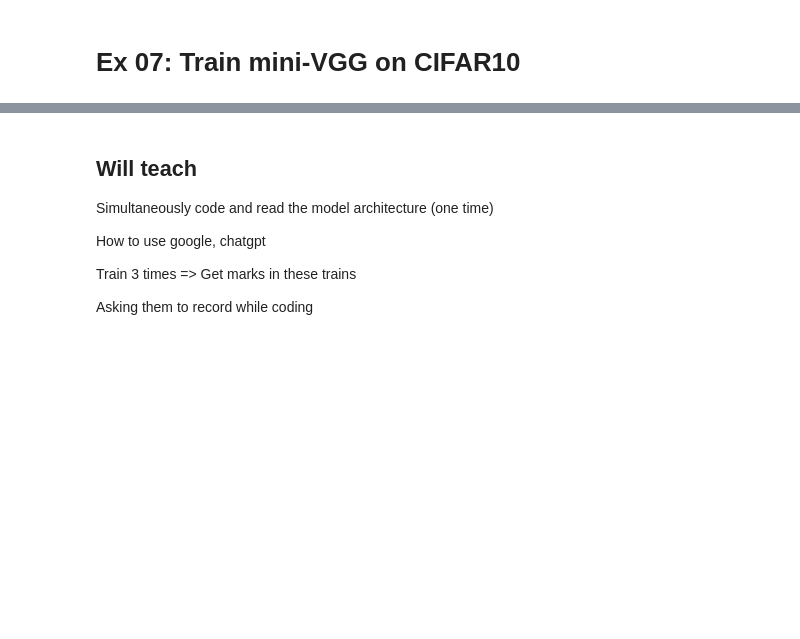
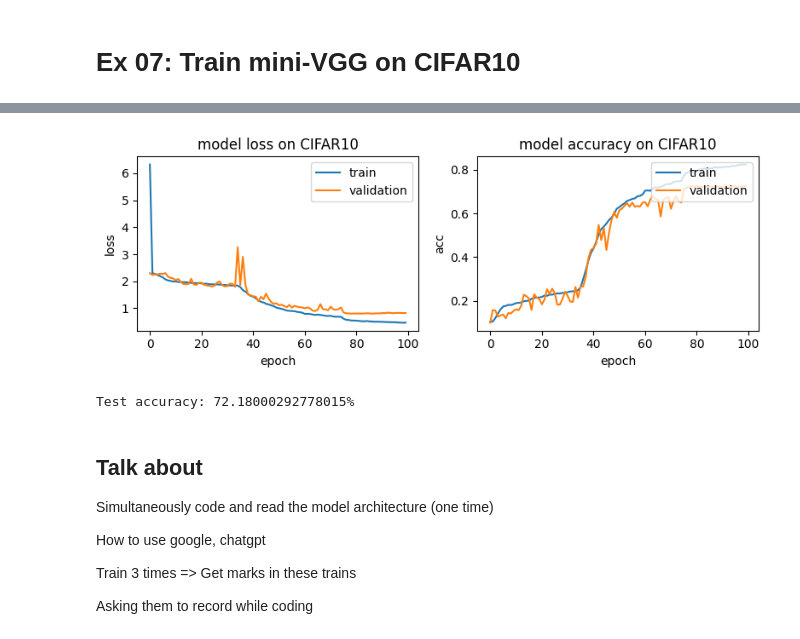
Before and after one commit to GiaKhangLuu/deep_learning_exercises, a Jupyter notebook: day_04/lab04.ipynb, the cells around one changed output, grey strips where cells are left out. Cells and saved outputs as stored; diff of their text form; code cells hidden in the pictures; blank space fills up the shorter version.

```diff
--- a/day_04/lab04.ipynb
+++ b/day_04/lab04.ipynb
@@ -286,0 +574,3 @@ _________________________________________________________________
+# %%
+mini_vgg = MiniVGG(input_shape=cifar_X_train.shape[1:], num_classes=10)
+mini_vgg.summary()
@@ -286,0 +600,17 @@ _________________________________________________________________
+# %%
+adam = Adam(learning_rate=0.01)
+mini_vgg.compile(optimizer=adam,
+              loss='categorical_crossentropy',
+              metrics=['accuracy'])
+
+checkpointer = ModelCheckpoint(filepath='cifar_minivgg.weights.best.hdf5',
+                               verbose=1,
+                               save_best_only=True)
+
+callbacks = [checkpointer, reduce_lr]
+
+hist = mini_vgg.fit(cifar_X_train, cifar_Y_train,
+                 validation_data=(cifar_X_val, cifar_Y_val),
+                 batch_size=1000, epochs=100,
+                 callbacks=callbacks,
+                 verbose=1, shuffle=True)
@@ -287,5 +635,40 @@ _________________________________________________________________
+# %%
+train_loss, val_loss = hist.history['loss'], hist.history['val_loss']
+train_acc, val_acc = hist.history['accuracy'], hist.history['val_accuracy']
+
+# Create a figure with two axes
+fig, axs = plt.subplots(figsize=(8,3), nrows=1, ncols=2)
+
+# Plot loss on the left axis
+num_epochs = np.arange(len(train_loss))
+axs[0].plot(num_epochs, train_loss)
+axs[0].plot(num_epochs, val_loss)
+axs[0].set_ylabel('loss')
+axs[0].set_xlabel('epoch')
+axs[0].set_title('model loss on CIFAR10')
+axs[0].legend(['train', 'validation'], loc='upper right')
+
+axs[1].plot(num_epochs, train_acc)
+axs[1].plot(num_epochs, val_acc)
+axs[1].set_ylabel('acc')
+axs[1].set_xlabel('epoch')
+axs[1].set_title('model accuracy on CIFAR10')
+axs[1].legend(['train', 'validation'], loc='upper right')
+
+plt.tight_layout()
+plt.show()
+# %% [output]
+[figure, added]
+# %%
+# Evaluate
+mini_vgg.load_weights('./cifar_minivgg.weights.best.hdf5')
+score = mini_vgg.evaluate(cifar_X_test, cifar_Y_test, verbose=0)
+
+print(f"Test accuracy: {score[1] * 100}%")
+# %% [output]
+Test accuracy: 72.18000292778015%
 # %% [markdown]
-## Will teach
+## Talk about
 
 Simultaneously code and read the model architecture (one time)
 
```
Also changed, not shown: parts of 20 cells of this notebook, 1 other file.
